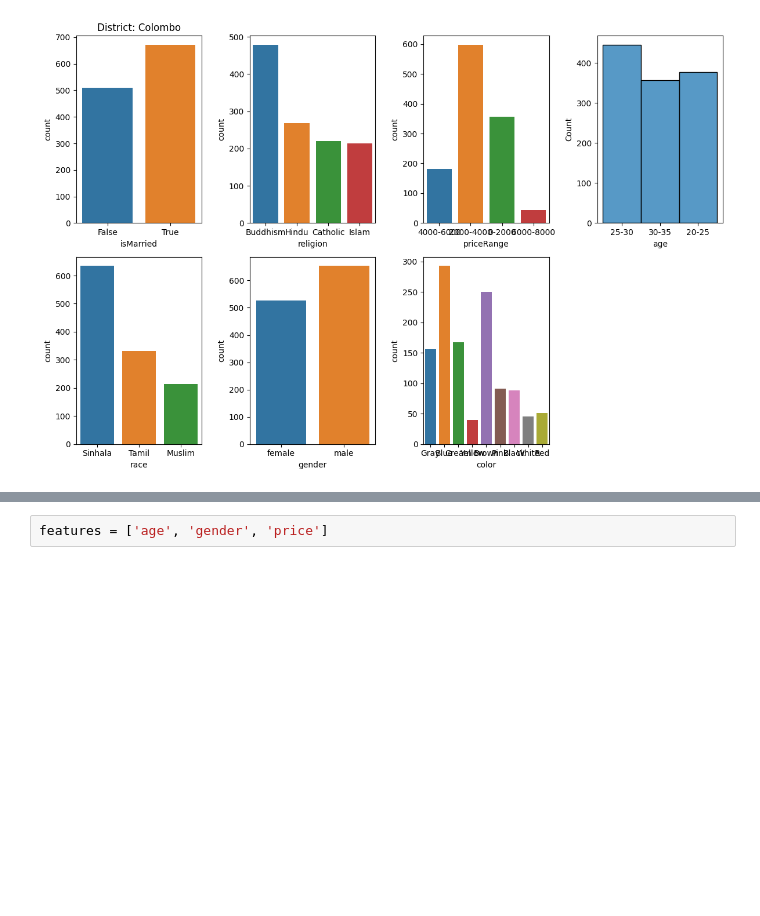
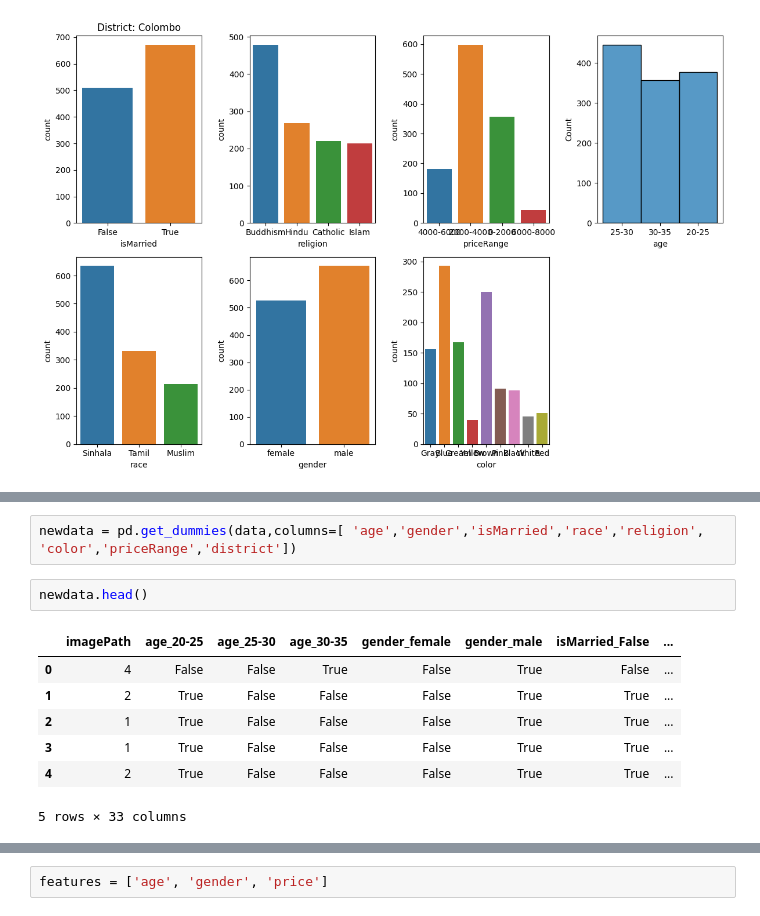
Before and after one commit to Akalanka-1996/consumer-behavior-prediction, a Jupyter notebook: design.ipynb, the cells around one changed output, grey strips where cells are left out. Saved outputs shown, nothing was run; the diff lists cells and outputs as text; blank space fills up the shorter version.

```diff
--- a/design.ipynb
+++ b/design.ipynb
@@ -148,0 +134,12 @@ for district in data['district'].unique():
+# %%
+newdata = pd.get_dummies(data,columns=[ 'age','gender','isMarried','race','religion',	'color','priceRange','district'])
+# %%
+newdata.head()
+# %% [output]
+|  | imagePath | age_20-25 | age_25-30 | age_30-35 | gender_female | gender_male | isMarried_False | ... |
+| 0 | 4 | False | False | True | False | True | False | ... |
+| 1 | 2 | True | False | False | False | True | True | ... |
+| 2 | 1 | True | False | False | False | True | True | ... |
+| 3 | 1 | True | False | False | False | True | True | ... |
+| 4 | 2 | True | False | False | False | True | True | ... |
+5 rows × 33 columns
```
Also changed, not shown: parts of 12 cells of this notebook.
